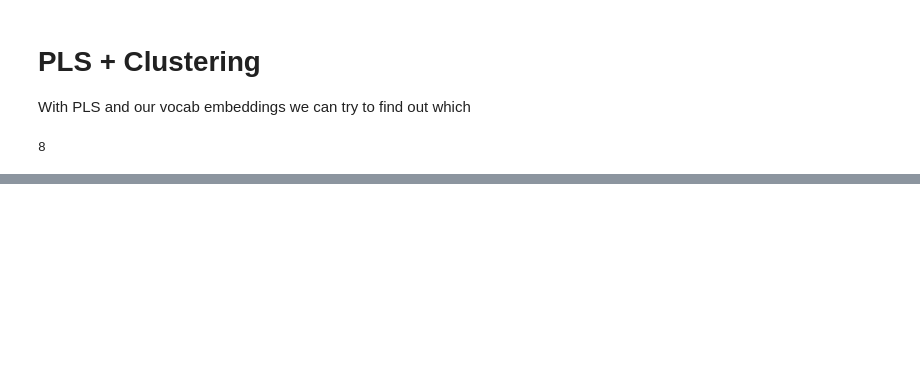
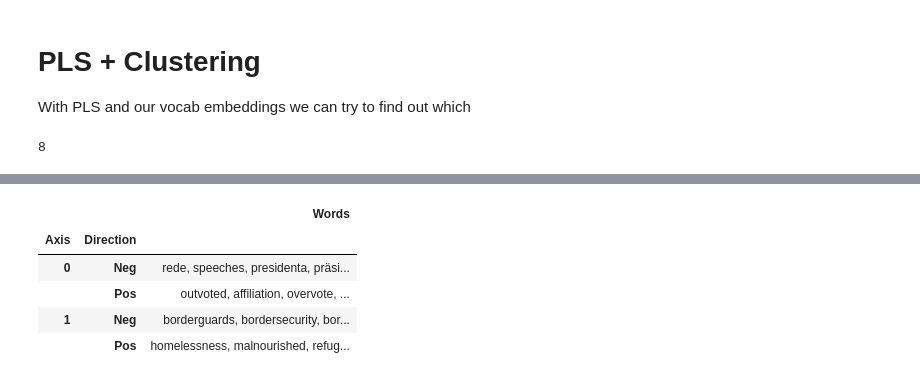
Before and after one commit to derkleinejakob/dataliteracy25, a Jupyter notebook: experiments/q3_3_pls.ipynb, the cells around one changed output, grey strips where cells are left out. Saved outputs shown, nothing was run; the diff lists cells and outputs as text; code cells hidden in the pictures; blank space fills up the shorter version.

```diff
--- a/experiments/q3_3_pls.ipynb
+++ b/experiments/q3_3_pls.ipynb
@@ -294,0 +310,9 @@ for cluster_id in range(8):
+# %%
+display_axis_semantics([axis_labels_0, axis_labels_1])
+# %% [output]
+|  |  | Words |
+| Axis | Direction |  |
+| 0 | Neg | rede, speeches, presidenta, präsi... |
+|  | Pos | outvoted, affiliation, overvote, ... |
+| 1 | Neg | borderguards, bordersecurity, bor... |
+|  | Pos | homelessness, malnourished, refug... |
```
Also changed, not shown: parts of 18 cells of this notebook, 2 other files.
